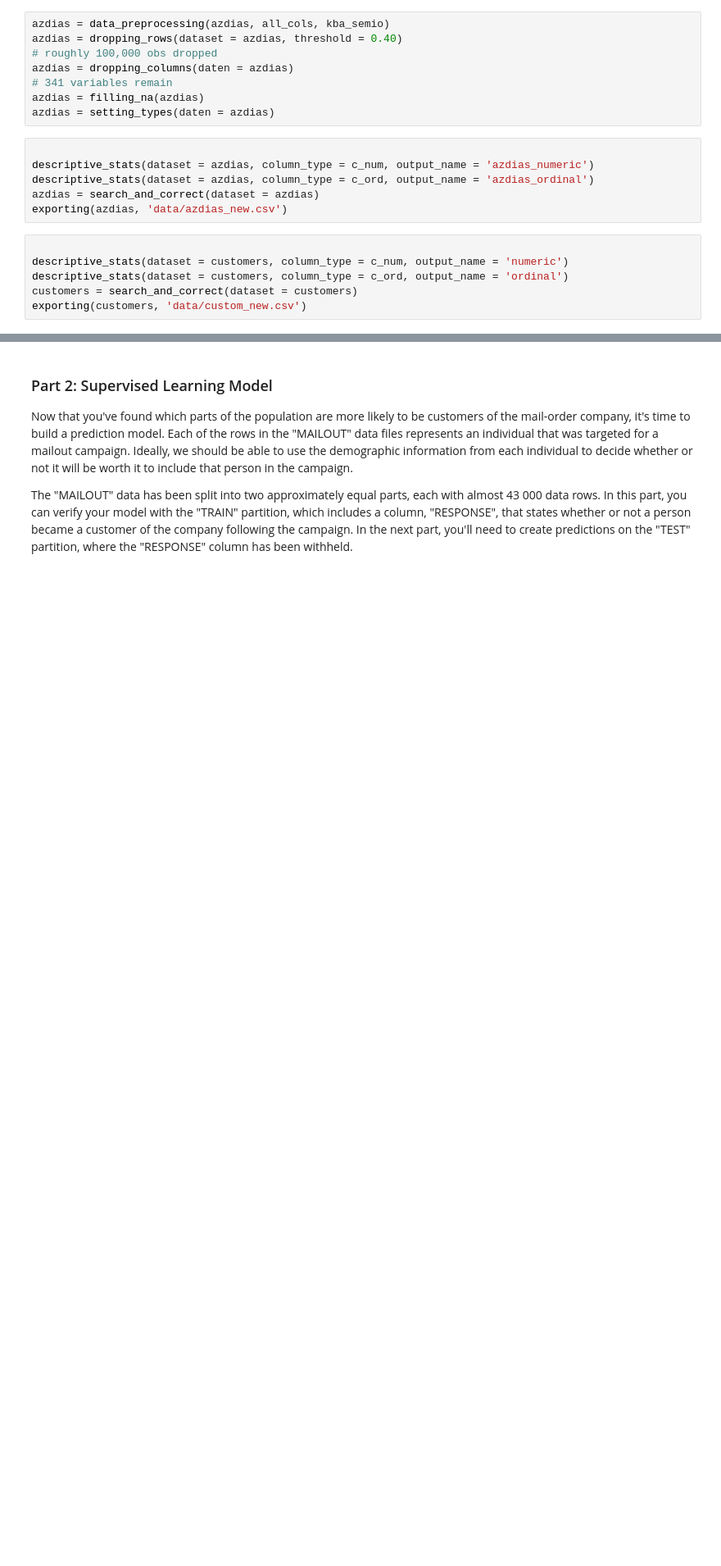
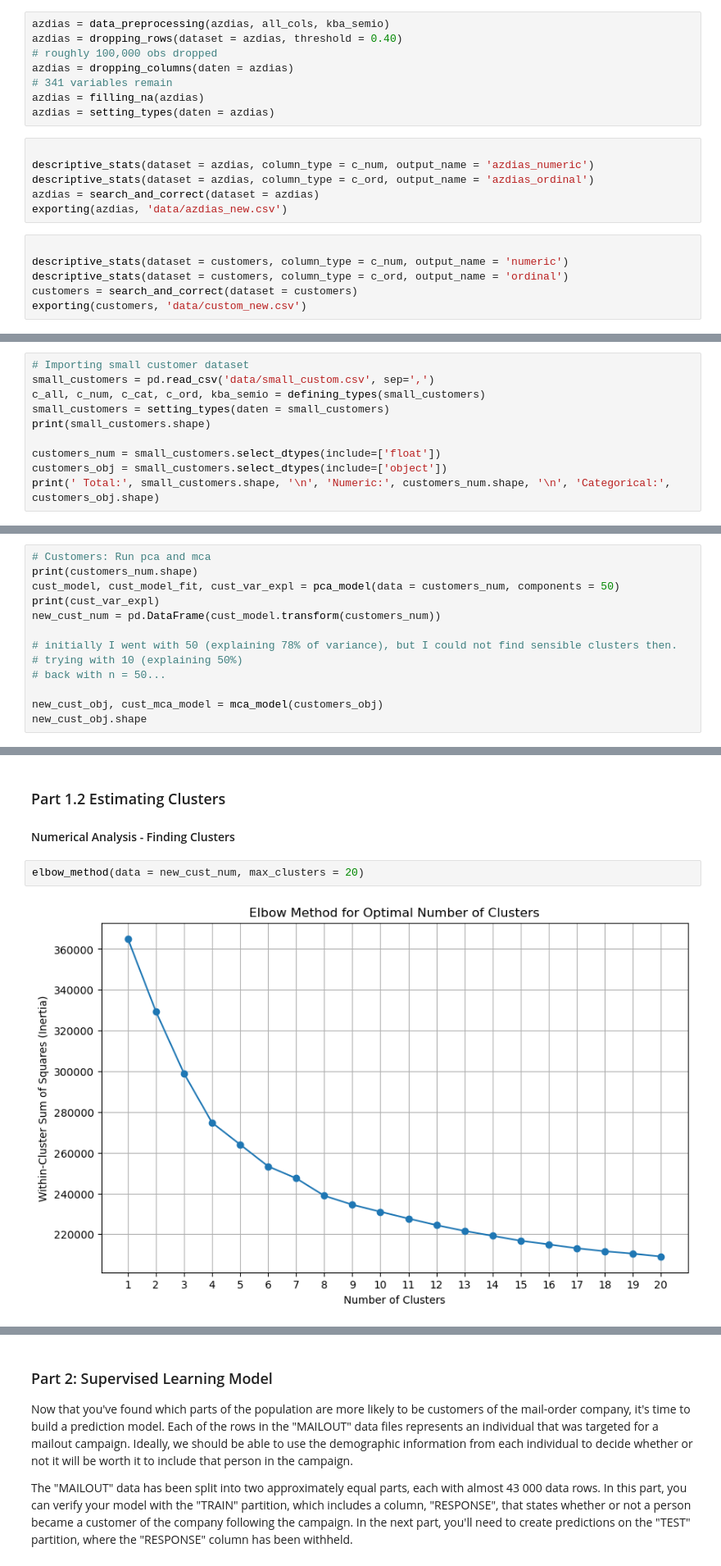
Before and after one commit to t4mmger/capstone, a Jupyter notebook: Projekt4.ipynb, the cells around one changed output, grey strips where cells are left out. Shown at 82% size. Cells and saved outputs as stored; diff of their text form; blank space fills up the shorter version.

```diff
--- a/Projekt4.ipynb
+++ b/Projekt4.ipynb
@@ -663,0 +750,10 @@ DBSCAN_plotting(data = pd.DataFrame(azdi_model_fit_2), eps = 0.5, min_samples =
+# %%
+# Importing small customer dataset
+small_customers = pd.read_csv('data/small_custom.csv', sep=',')
+c_all, c_num, c_cat, c_ord, kba_semio = defining_types(small_customers)
+small_customers = setting_types(daten = small_customers)
+print(small_customers.shape)
+
+customers_num = small_customers.select_dtypes(include=['float'])
+customers_obj = small_customers.select_dtypes(include=['object'])
+print(' Total:', small_customers.shape, '\n', 'Numeric:', customers_num.shape, '\n', 'Categorical:', customers_obj.shape)
@@ -663,0 +784,13 @@ DBSCAN_plotting(data = pd.DataFrame(azdi_model_fit_2), eps = 0.5, min_samples =
+# %%
+# Customers: Run pca and mca
+print(customers_num.shape)
+cust_model, cust_model_fit, cust_var_expl = pca_model(data = customers_num, components = 50)
+print(cust_var_expl)
+new_cust_num = pd.DataFrame(cust_model.transform(customers_num))
+
+# initially I went with 50 (explaining 78% of variance), but I could not find sensible clusters then.
+# trying with 10 (explaining 50%)
+# back with n = 50...
+
+new_cust_obj, cust_mca_model = mca_model(customers_obj)
+new_cust_obj.shape
@@ -663,0 +829,8 @@ DBSCAN_plotting(data = pd.DataFrame(azdi_model_fit_2), eps = 0.5, min_samples =
+# %% [markdown]
+### Part 1.2 Estimating Clusters
+
+#### Numerical Analysis - Finding Clusters
+# %%
+elbow_method(data = new_cust_num, max_clusters = 20)
+# %% [output]
+[figure, added]
```
Also changed, not shown: parts of 95 cells of this notebook.
